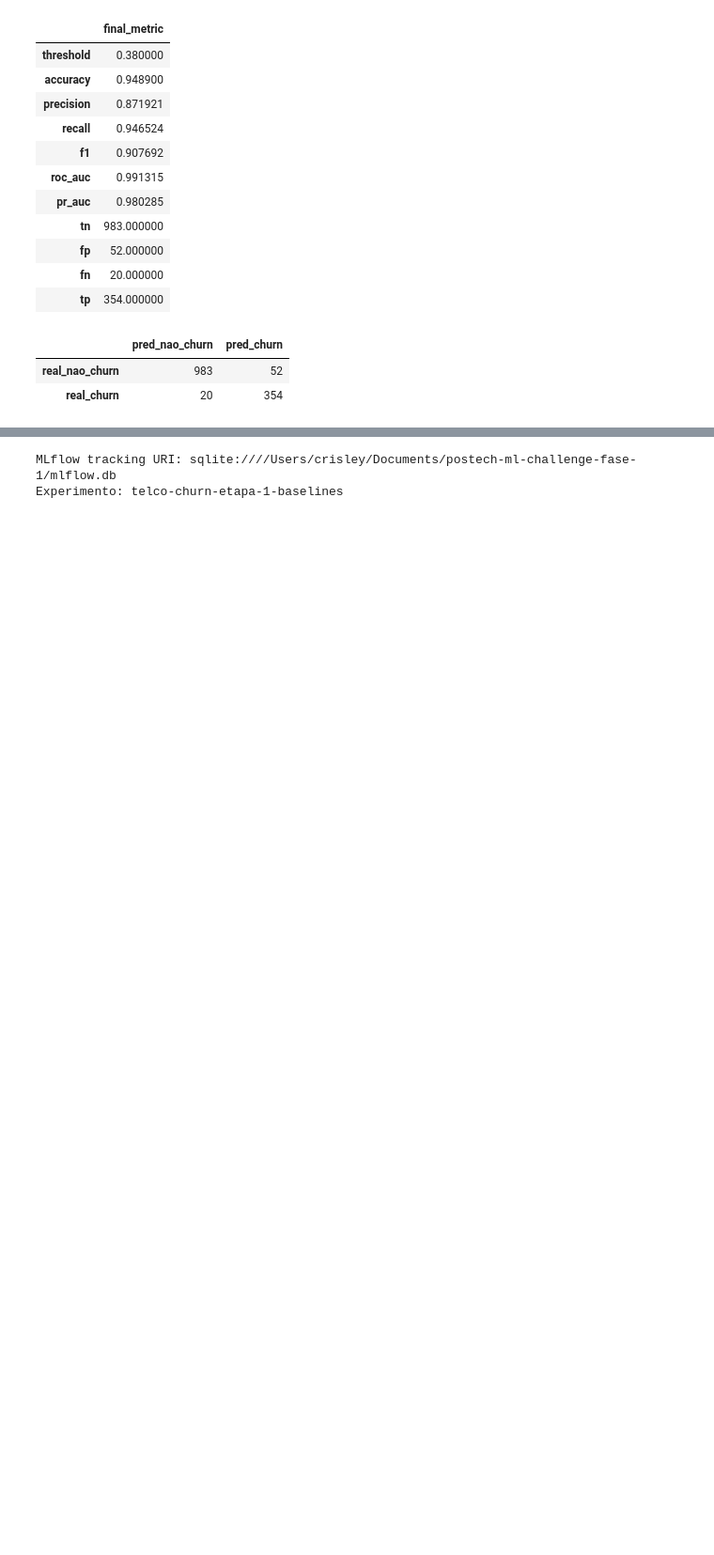
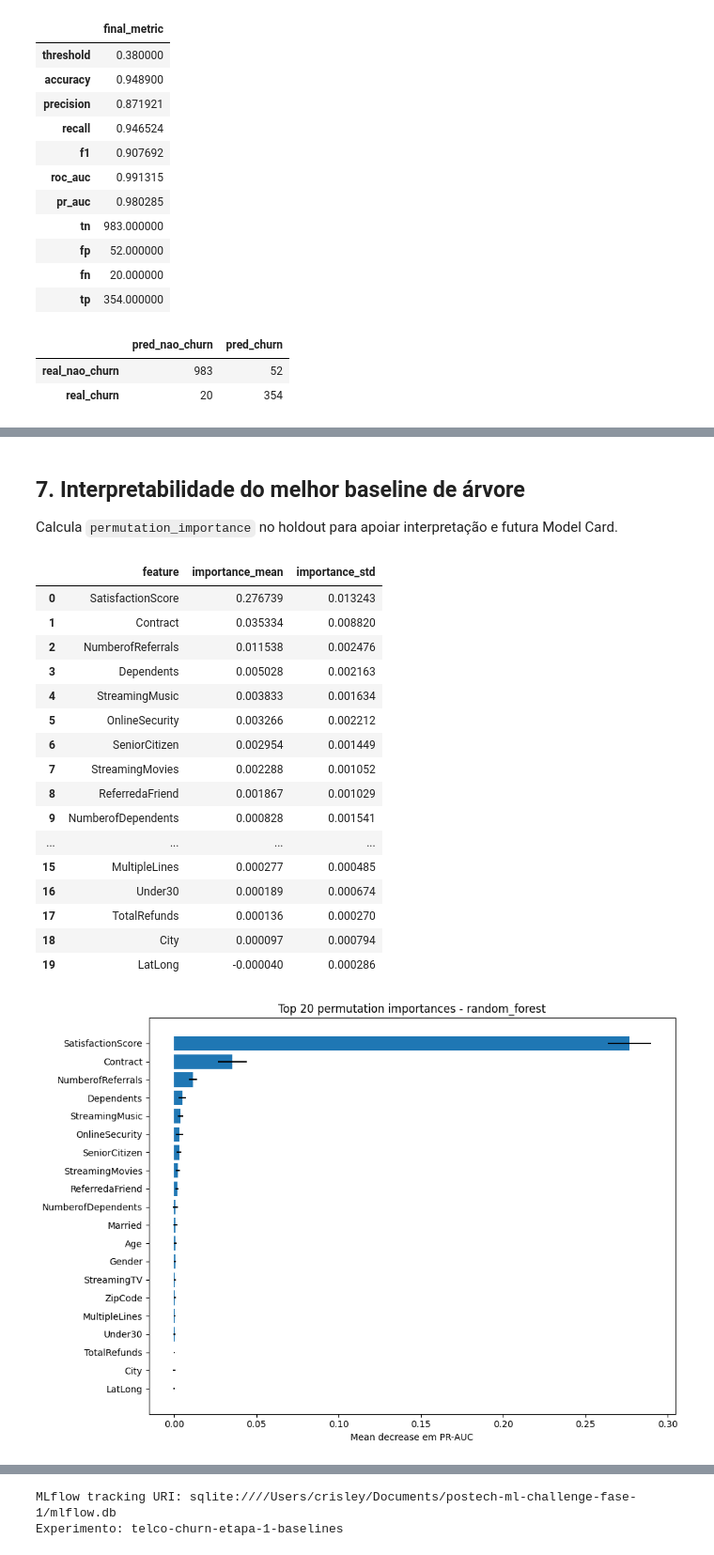
Before and after one commit to crisleymarques/postech-ml-challenge-fase-1, a Jupyter notebook: notebooks/02_baselines_metricas_mlflow.ipynb, the cells around one changed output, grey strips where cells are left out. Shown at 94% size. Drawn from its saved outputs; the diff is of its cells as text; code cells hidden in the pictures; blank space fills up the shorter version.

```diff
--- a/notebooks/02_baselines_metricas_mlflow.ipynb
+++ b/notebooks/02_baselines_metricas_mlflow.ipynb
@@ -422,0 +467,70 @@ Melhor threshold por valor esperado: 0.38
+# %% [markdown]
+## 7. Interpretabilidade do melhor baseline de árvore
+
+Calcula `permutation_importance` no holdout para apoiar interpretação e futura Model Card.
+# %%
+from sklearn.inspection import permutation_importance
+
+candidate_tree_models = holdout_results[holdout_results["model"].isin(["random_forest"])].copy()
+if candidate_tree_models.empty:
+    raise RuntimeError("Nenhum baseline de árvore encontrado para interpretabilidade.")
+
+best_tree_model_name = candidate_tree_models.sort_values("pr_auc", ascending=False).iloc[0]["model"]
+best_tree_pipeline = fitted_pipelines[best_tree_model_name]
+
+perm = permutation_importance(
+    best_tree_pipeline,
+    X_test,
+    y_test,
+    n_repeats=10,
+    random_state=RANDOM_SEED,
+    scoring="average_precision",
+    n_jobs=-1,
+)
+
+# Permutation importance permutes colunas de X_test (entrada do pipeline), não colunas pós-OHE.
+feature_names = np.asarray(best_tree_pipeline.feature_names_in_, dtype=object)
+perm_importance_df = (
+    pd.DataFrame(
+        {
+            "feature": feature_names,
+            "importance_mean": perm.importances_mean,
+            "importance_std": perm.importances_std,
+        }
+    )
+    .sort_values("importance_mean", ascending=False)
+    .head(20)
+    .reset_index(drop=True)
+)
+
+fig_perm, ax_perm = plt.subplots(figsize=(10, 7))
+ax_perm.barh(
+    perm_importance_df["feature"].iloc[::-1],
+    perm_importance_df["importance_mean"].iloc[::-1],
+    xerr=perm_importance_df["importance_std"].iloc[::-1],
+)
+ax_perm.set_title(f"Top 20 permutation importances - {best_tree_model_name}")
+ax_perm.set_xlabel("Mean decrease em PR-AUC")
+plt.tight_layout()
+
+display(perm_importance_df)
+plt.show()
+# %% [output]
+|  | feature | importance_mean | importance_std |
+| 0 | SatisfactionScore | 0.276739 | 0.013243 |
+| 1 | Contract | 0.035334 | 0.008820 |
+| 2 | NumberofReferrals | 0.011538 | 0.002476 |
+| 3 | Dependents | 0.005028 | 0.002163 |
+| 4 | StreamingMusic | 0.003833 | 0.001634 |
+| 5 | OnlineSecurity | 0.003266 | 0.002212 |
+| 6 | SeniorCitizen | 0.002954 | 0.001449 |
+| 7 | StreamingMovies | 0.002288 | 0.001052 |
+| 8 | ReferredaFriend | 0.001867 | 0.001029 |
+| 9 | NumberofDependents | 0.000828 | 0.001541 |
+| ... | ... | ... | ... |
+| 15 | MultipleLines | 0.000277 | 0.000485 |
+| 16 | Under30 | 0.000189 | 0.000674 |
+| 17 | TotalRefunds | 0.000136 | 0.000270 |
+| 18 | City | 0.000097 | 0.000794 |
+| 19 | LatLong | -0.000040 | 0.000286 |
+[figure, added]
```
Also changed, not shown: parts of 13 cells of this notebook.
